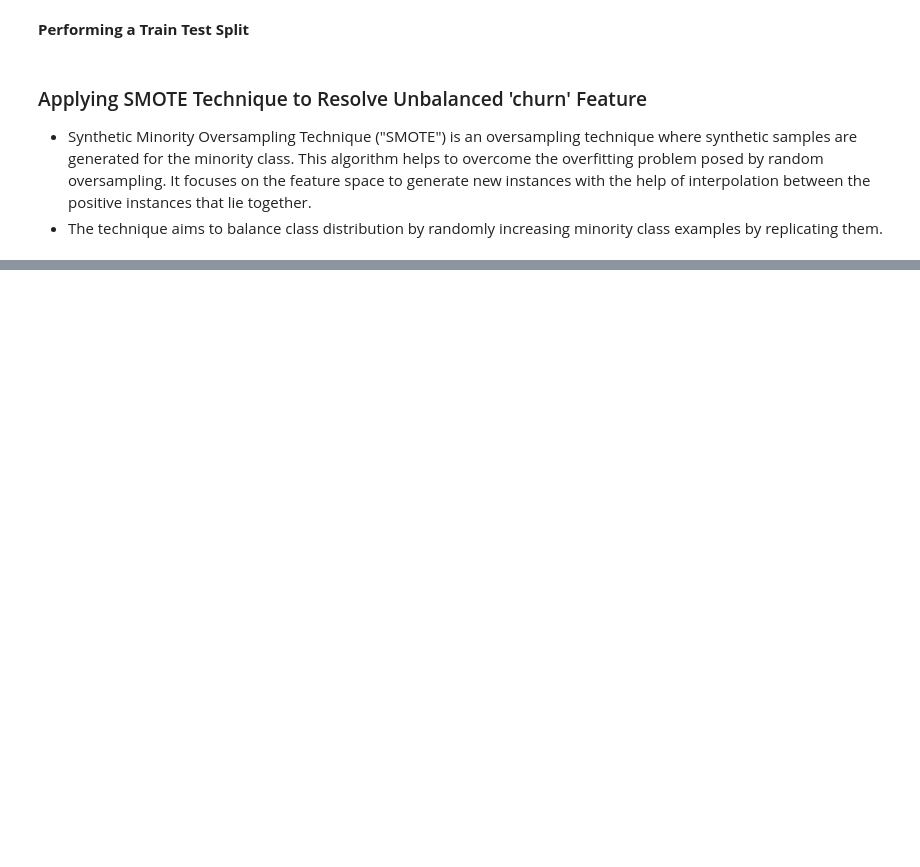
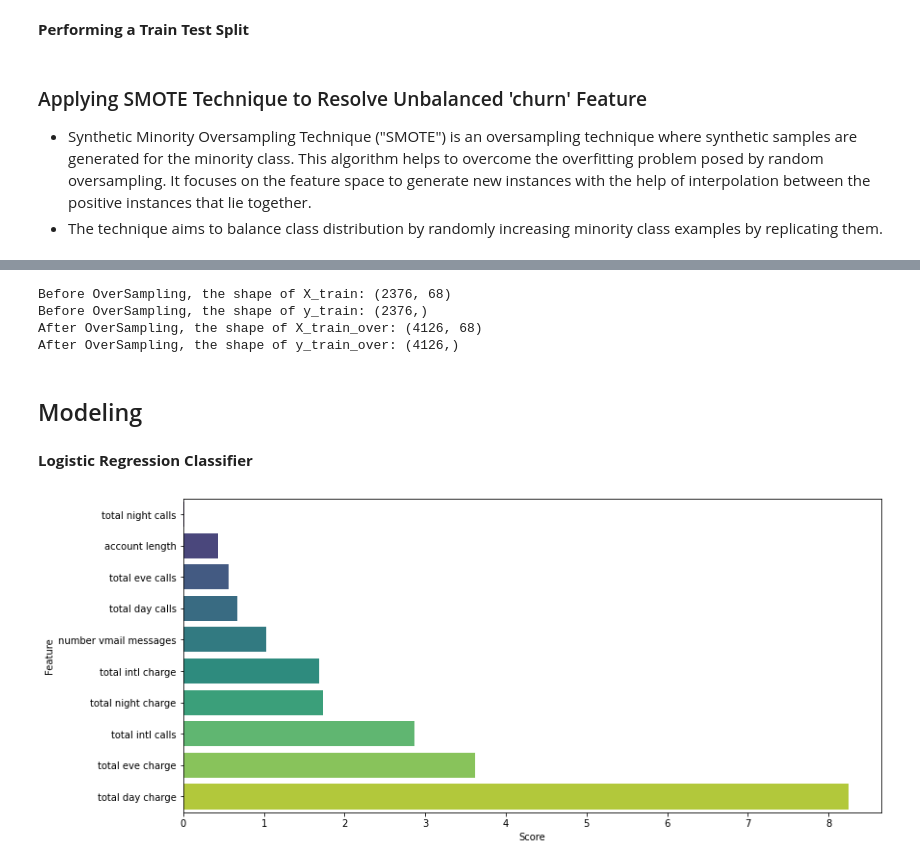
Before and after one commit to rurungamuhia/Syria_customer_chun, a Jupyter notebook: Customer_Churn.ipynb, the cells around one changed output, grey strips where cells are left out. Saved outputs shown, nothing was run; the diff lists cells and outputs as text; code cells hidden in the pictures; blank space fills up the shorter version.

```diff
--- a/Customer_Churn.ipynb
+++ b/Customer_Churn.ipynb
@@ -425 +547,15 @@ account length  phone number  number vmail messages  total day calls  total day
 Length: 3169, dtype: int64
+# %%
+sm = SMOTE(k_neighbors=5, random_state=42)
+X_train_over, y_train_over = sm.fit_resample(X_train, y_train)
+print('Before OverSampling, the shape of X_train: {}'.format(X_train.shape))
+print('Before OverSampling, the shape of y_train: {}'.format(y_train.shape))
+print('After OverSampling, the shape of X_train_over: {}'.format(X_train_over.shape))
+print('After OverSampling, the shape of y_train_over: {}'.format(y_train_over.shape))
+# %% [output]
+Before OverSampling, the shape of X_train: (2376, 68)
+Before OverSampling, the shape of y_train: (2376,)
+After OverSampling, the shape of X_train_over: (4126, 68)
+After OverSampling, the shape of y_train_over: (4126,)
+# %% [markdown]
+## Modeling
@@ -425,0 +593,30 @@ Length: 3169, dtype: int64
+# %% [markdown]
+**Logistic Regression Classifier**
+# %%
+# Object creation, fitting the data & getting predictions
+lr= LogisticRegression()
+lr.fit(X_train_over,y_train_over)
+y_pred_lr = lr.predict(X_test)
+# %%
+
+
+# Checking the important features
+feature_importance = abs(lr.coef_[0])
+feature_importance = 100.0 * (feature_importance / feature_importance.max())[0:10]
+
+# Sorting indices
+sorted_idx = np.argsort(feature_importance)[0:10]
+
+# Creating DataFrame for plotting
+df = pd.DataFrame({'Feature': np.array(X.columns)[sorted_idx],
+                   'Importance': feature_importance[sorted_idx]})
+
+# Plotting using seaborn
+plt.figure(figsize=(13, 6))
+sns.barplot(x='Importance', y='Feature', data=df, palette='viridis')
+plt.title = ("Top 10 Relative Feature Importance for Logistic Regression Model", )
+plt.xlabel('Score')
+plt.ylabel('Feature')
+plt.show()
+# %% [output]
+[figure, added]
```
Also changed, not shown: parts of 21 cells of this notebook.
